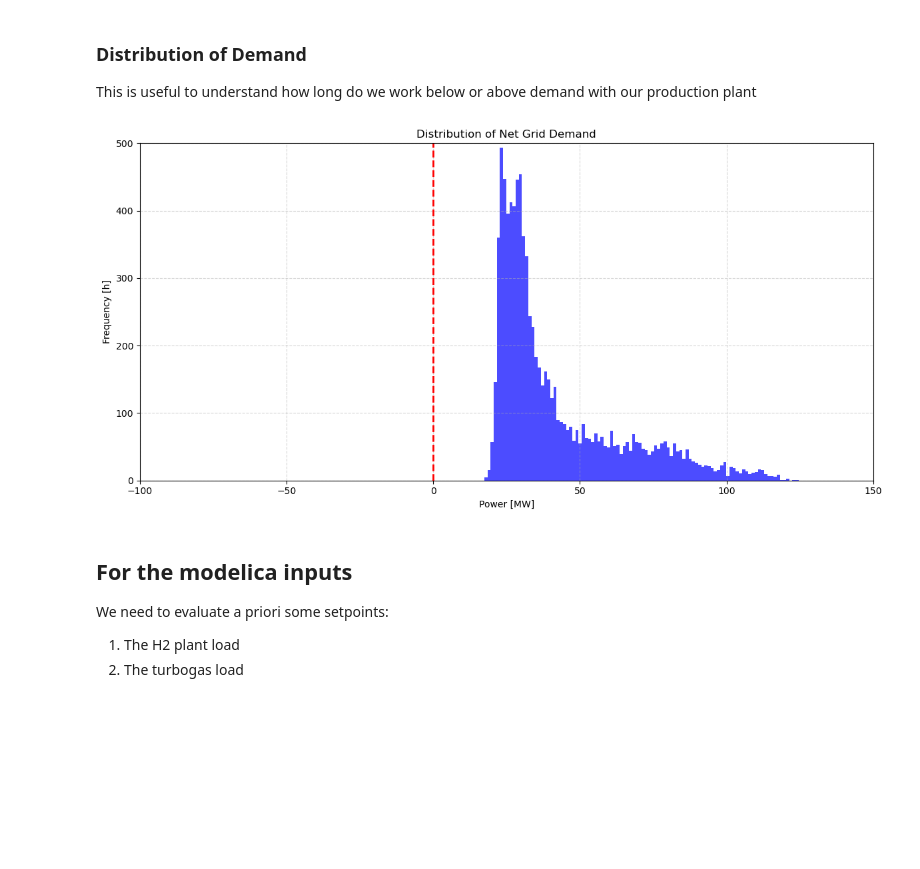
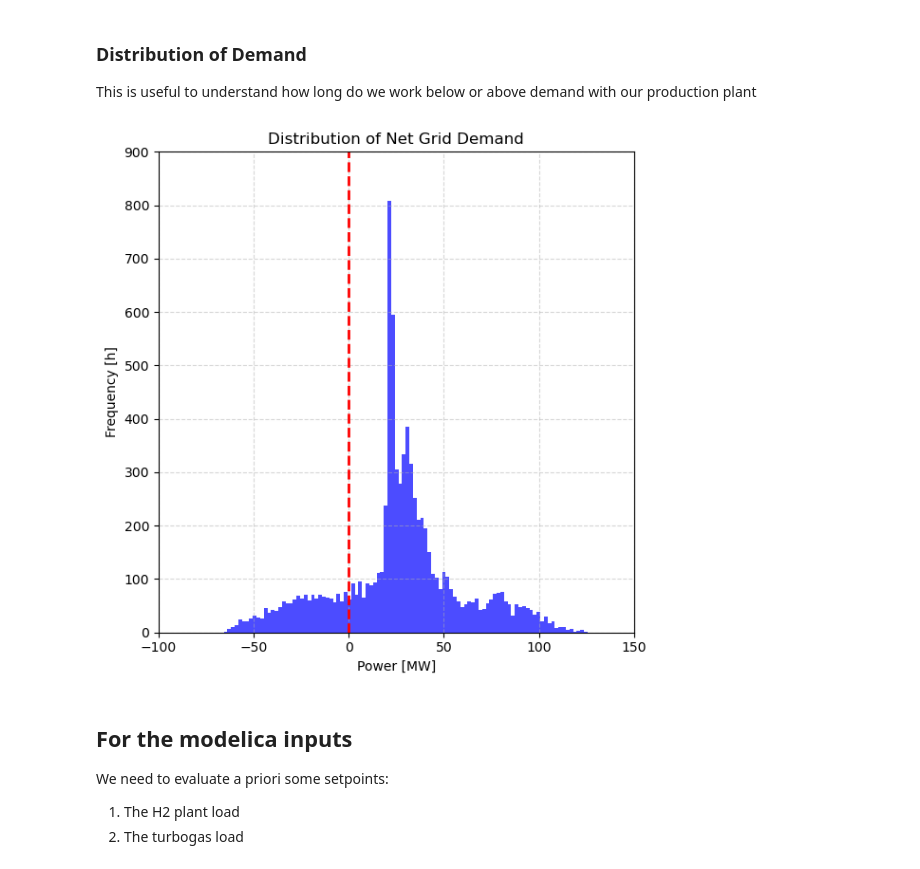
Before and after one commit to simo-pagliu/INRE, a Jupyter notebook: Energy Demand.ipynb, the cells around one changed output. Saved outputs shown, nothing was run; the diff lists cells and outputs as text; code cells hidden in the pictures; blank space fills up the shorter version.

```diff
--- a/Energy Demand.ipynb
+++ b/Energy Demand.ipynb
@@ -35,7 +35,7 @@ User input is only to choose which condition we want to simulate
 # 1: 16-30
 # 2: 31-45
 # 3: 46-60
-scenario_choice = 0  # Change this to select the scenario
+scenario_choice = 3  # Change this to select the scenario
 # %% [markdown]
 ## Data Input
 Data from data_analysis.ipynb and previous analysis
@@ -656,20 +656,20 @@ df.to_csv(".\\Exports\\Net_Grid_Demand.csv", index=False)
 This is useful to understand how long do we work below or above demand with our production plant
 # %%
 # Distribution of the power
-plt.figure(figsize=(12, 6))
+plt.figure(figsize=(6, 6))
 plt.hist(Net_grid, bins=100, color='blue', alpha=0.7)
 plt.xlabel("Power [MW]")
-plt.ylim(0, 500)
+plt.ylim(0, 900)
 plt.xlim(-100,150)
 plt.axvline(0, color='red', linestyle='--', linewidth=2, label='Zero Line')
 plt.ylabel("Frequency [h]")
 plt.title("Distribution of Net Grid Demand")
 plt.grid(True, linestyle='--', alpha=0.5)
 plt.tight_layout()
 plt.savefig(f".\Exports\Results\Scenario_{scenario_choice}\Distribution_of_Net_Grid_Demand.png")
 plt.show()
 # %% [output]
-[figure, old version]
+[figure, new version]
 # %% [markdown]
 ## For the modelica inputs
 We need to evaluate a priori some setpoints:
```
Also changed, not shown: parts of 18 cells of this notebook, 1 other file.
